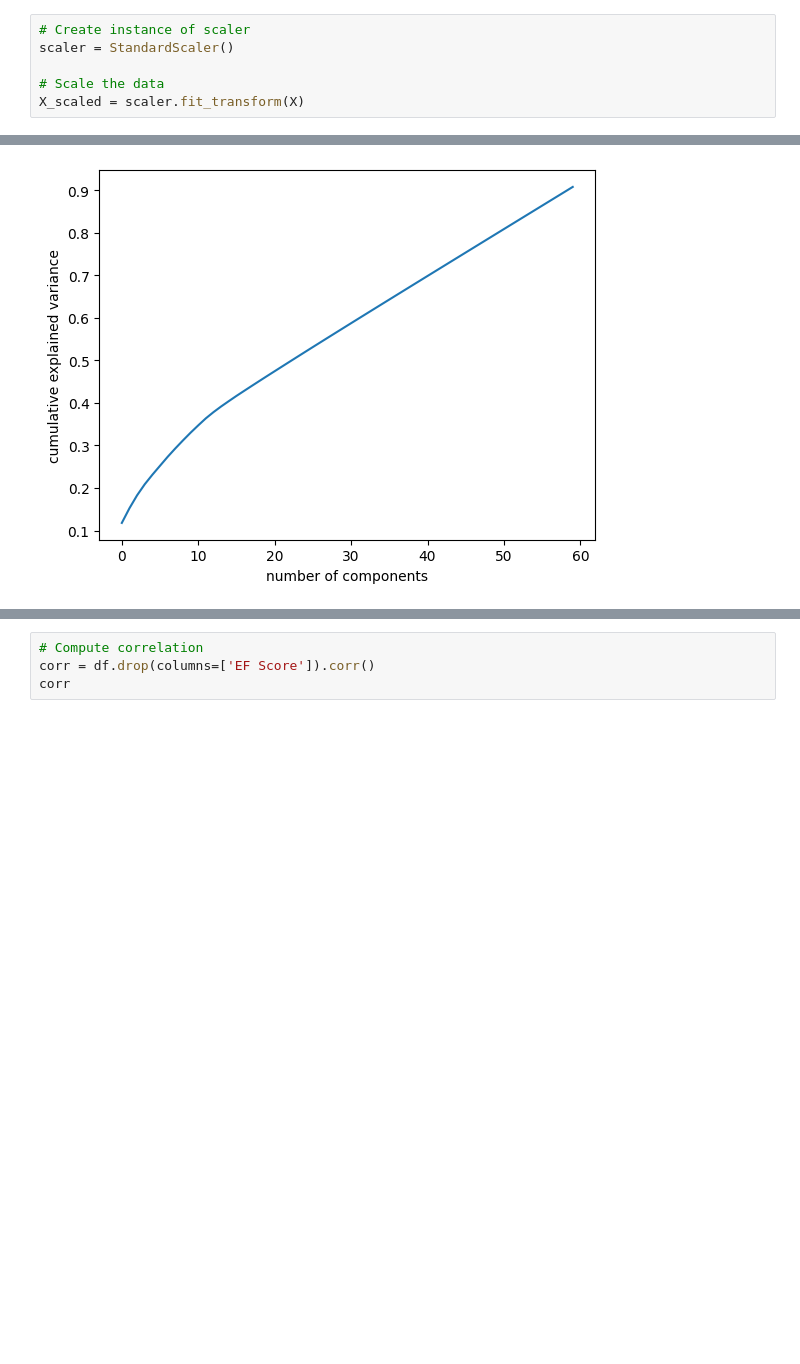
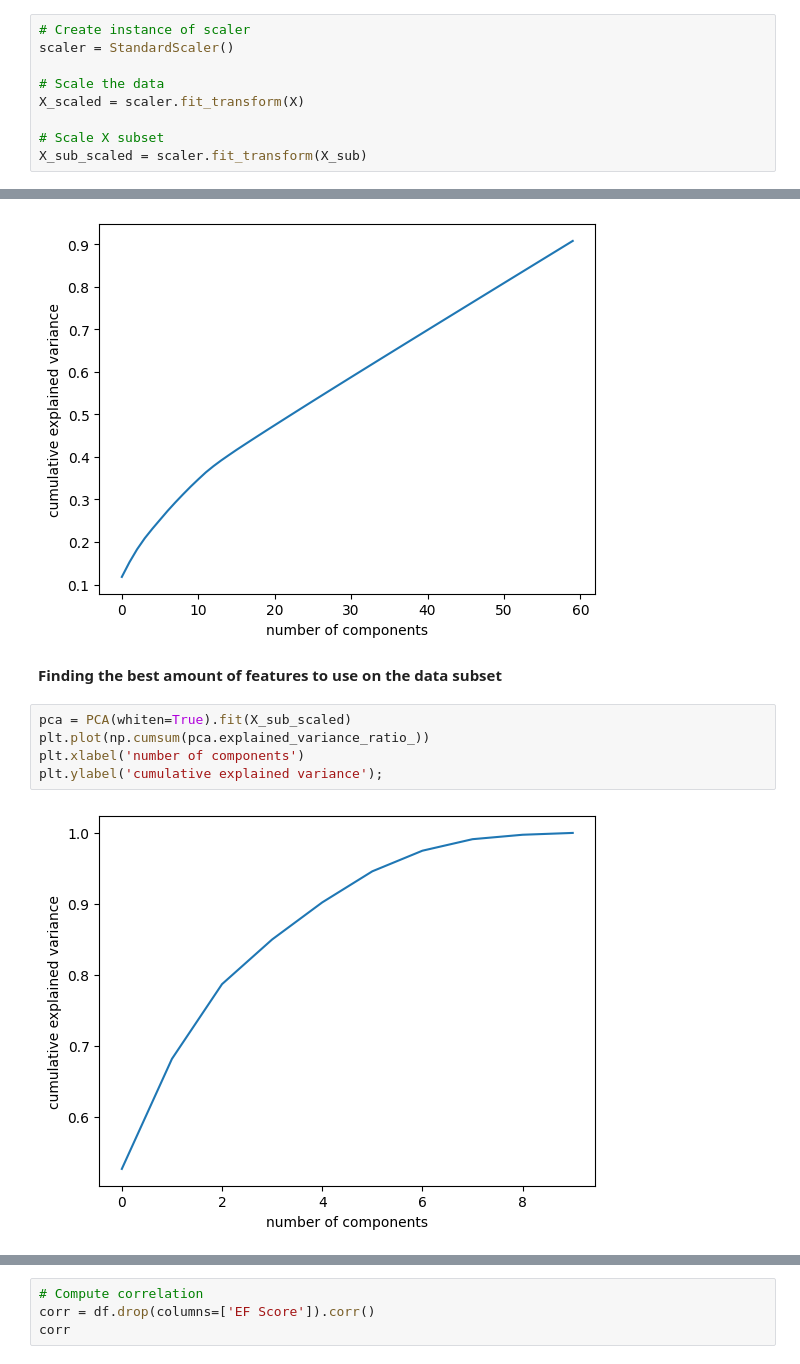
Before and after one commit to ABF-QC/Module2_Project3, a Jupyter notebook: notebook/Feature_Engineering.ipynb, the cells around one changed output, grey strips where cells are left out. Drawn from its saved outputs; the diff is of its cells as text; blank space fills up the shorter version.

```diff
--- a/notebook/Feature_Engineering.ipynb
+++ b/notebook/Feature_Engineering.ipynb
@@ -185,6 +233,9 @@ scaler = StandardScaler()
 
 # Scale the data
 X_scaled = scaler.fit_transform(X)
+
+# Scale X subset
+X_sub_scaled = scaler.fit_transform(X_sub)
 # %% [markdown]
 **Finding the best amount of features to use**
 # %%
@@ -245,6 +296,15 @@ plt.xlabel('number of components')
 plt.ylabel('cumulative explained variance');
 # %% [output]
 [figure]
+# %% [markdown]
+**Finding the best amount of features to use on the data subset**
+# %%
+pca = PCA(whiten=True).fit(X_sub_scaled)
+plt.plot(np.cumsum(pca.explained_variance_ratio_))
+plt.xlabel('number of components')
+plt.ylabel('cumulative explained variance');
+# %% [output]
+[figure, added]
 # %% [markdown]
 ---
 ### Investigating the correlation
```
Also changed, not shown: parts of 5 cells of this notebook, 1 other file.
